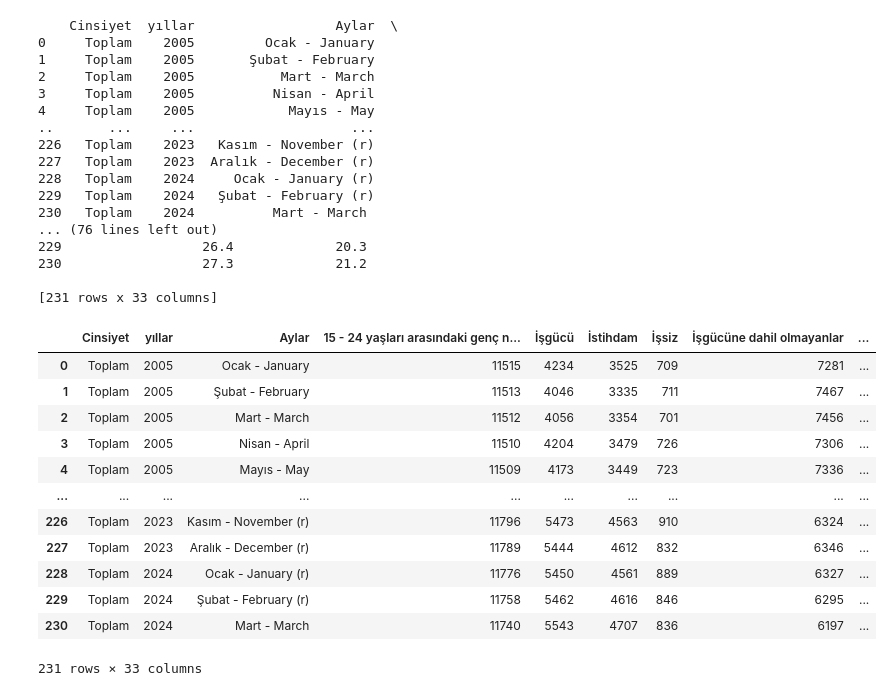
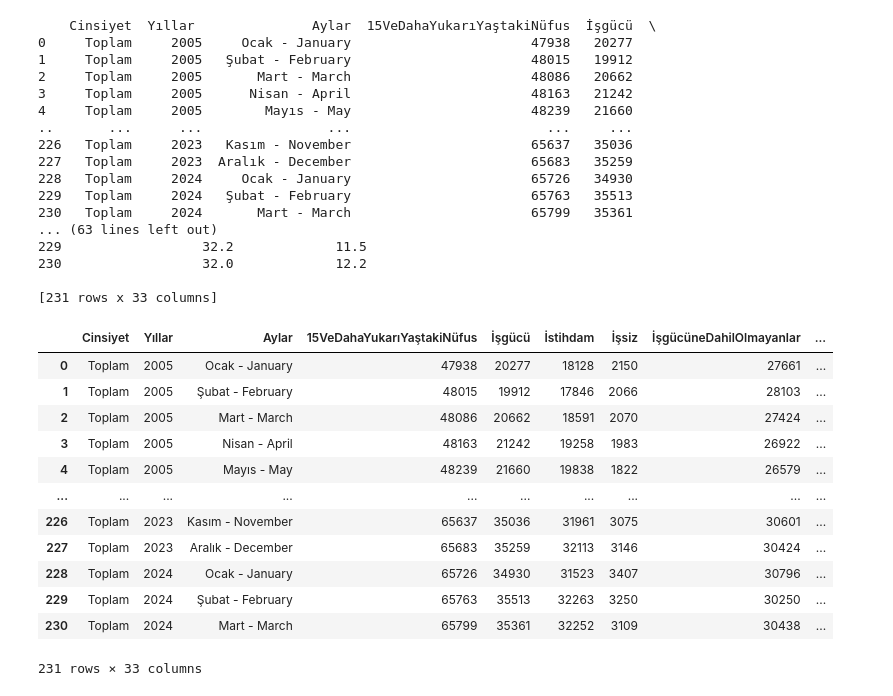
Before and after one commit to Fatihkuru57/-IST204-Proje, a Jupyter notebook: Colaboratory'ye_Hoş_Geldiniz.ipynb, the cells around one changed output. Saved outputs shown, nothing was run; the diff lists cells and outputs as text; code cells hidden in the pictures.

```diff
--- a/Colaboratory'ye_Hoş_Geldiniz.ipynb
+++ b/Colaboratory'ye_Hoş_Geldiniz.ipynb
@@ -6,39 +6,39 @@ import numpy as np
 import matplotlib.pyplot as plt
 import seaborn as sns
 # %%
-df1 = pd.read_excel('/content/Kitap3.xlsx')
+df1 = pd.read_excel('//content/Kitap2.xlsx')
 print(df1)
 display(df1)
 # %% [output]
-    Cinsiyet  yıllar                  Aylar  \
-0     Toplam    2005         Ocak - January
-1     Toplam    2005       Şubat - February
-2     Toplam    2005           Mart - March
-3     Toplam    2005          Nisan - April
-4     Toplam    2005            Mayıs - May
-..       ...     ...                    ...
-226   Toplam    2023   Kasım - November (r)
-227   Toplam    2023  Aralık - December (r)
-228   Toplam    2024     Ocak - January (r)
-229   Toplam    2024   Şubat - February (r)
-230   Toplam    2024          Mart - March
-... (76 lines left out)
-229                  26.4             20.3
-230                  27.3             21.2
+    Cinsiyet  Yıllar               Aylar  15VeDahaYukarıYaştakiNüfus  İşgücü  \
+0     Toplam     2005     Ocak - January                       47938   20277
+1     Toplam     2005   Şubat - February                       48015   19912
+2     Toplam     2005       Mart - March                       48086   20662
+3     Toplam     2005      Nisan - April                       48163   21242
+4     Toplam     2005        Mayıs - May                       48239   21660
+..       ...      ...                ...                         ...     ...
+226   Toplam     2023   Kasım - November                       65637   35036
+227   Toplam     2023  Aralık - December                       65683   35259
+228   Toplam     2024     Ocak - January                       65726   34930
+229   Toplam     2024   Şubat - February                       65763   35513
+230   Toplam     2024       Mart - March                       65799   35361
+... (63 lines left out)
+229                  32.2             11.5
+230                  32.0             12.2
 
 [231 rows x 33 columns]
-|  | Cinsiyet | yıllar | Aylar | 15 - 24 yaşları arasındaki genç n... | İşgücü | İstihdam | İşsiz | İşgücüne dahil olmayanlar | ... |
-| 0 | Toplam | 2005 | Ocak - January | 11515 | 4234 | 3525 | 709 | 7281 | ... |
-| 1 | Toplam | 2005 | Şubat - February | 11513 | 4046 | 3335 | 711 | 7467 | ... |
-| 2 | Toplam | 2005 | Mart - March | 11512 | 4056 | 3354 | 701 | 7456 | ... |
-| 3 | Toplam | 2005 | Nisan - April | 11510 | 4204 | 3479 | 726 | 7306 | ... |
-| 4 | Toplam | 2005 | Mayıs - May | 11509 | 4173 | 3449 | 723 | 7336 | ... |
+|  | Cinsiyet | Yıllar | Aylar | 15VeDahaYukarıYaştakiNüfus | İşgücü | İstihdam | İşsiz | İşgücüneDahilOlmayanlar | ... |
+| 0 | Toplam | 2005 | Ocak - January | 47938 | 20277 | 18128 | 2150 | 27661 | ... |
+| 1 | Toplam | 2005 | Şubat - February | 48015 | 19912 | 17846 | 2066 | 28103 | ... |
+| 2 | Toplam | 2005 | Mart - March | 48086 | 20662 | 18591 | 2070 | 27424 | ... |
+| 3 | Toplam | 2005 | Nisan - April | 48163 | 21242 | 19258 | 1983 | 26922 | ... |
+| 4 | Toplam | 2005 | Mayıs - May | 48239 | 21660 | 19838 | 1822 | 26579 | ... |
 | ... | ... | ... | ... | ... | ... | ... | ... | ... | ... |
-| 226 | Toplam | 2023 | Kasım - November (r) | 11796 | 5473 | 4563 | 910 | 6324 | ... |
-| 227 | Toplam | 2023 | Aralık - December (r) | 11789 | 5444 | 4612 | 832 | 6346 | ... |
-| 228 | Toplam | 2024 | Ocak - January (r) | 11776 | 5450 | 4561 | 889 | 6327 | ... |
-| 229 | Toplam | 2024 | Şubat - February (r) | 11758 | 5462 | 4616 | 846 | 6295 | ... |
-| 230 | Toplam | 2024 | Mart - March | 11740 | 5543 | 4707 | 836 | 6197 | ... |
+| 226 | Toplam | 2023 | Kasım - November | 65637 | 35036 | 31961 | 3075 | 30601 | ... |
+| 227 | Toplam | 2023 | Aralık - December | 65683 | 35259 | 32113 | 3146 | 30424 | ... |
+| 228 | Toplam | 2024 | Ocak - January | 65726 | 34930 | 31523 | 3407 | 30796 | ... |
+| 229 | Toplam | 2024 | Şubat - February | 65763 | 35513 | 32263 | 3250 | 30250 | ... |
+| 230 | Toplam | 2024 | Mart - March | 65799 | 35361 | 32252 | 3109 | 30438 | ... |
 231 rows × 33 columns
 # %%
 df1 = df1.dropna()
```
Also changed, not shown: parts of 10 cells of this notebook.
